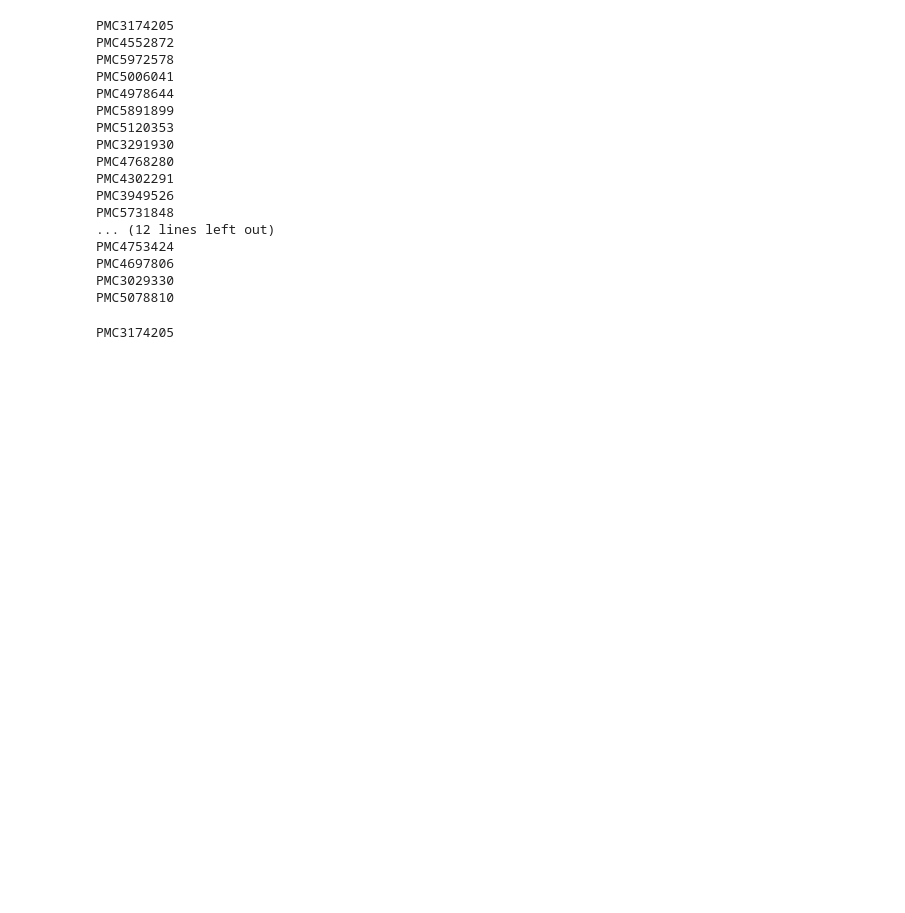
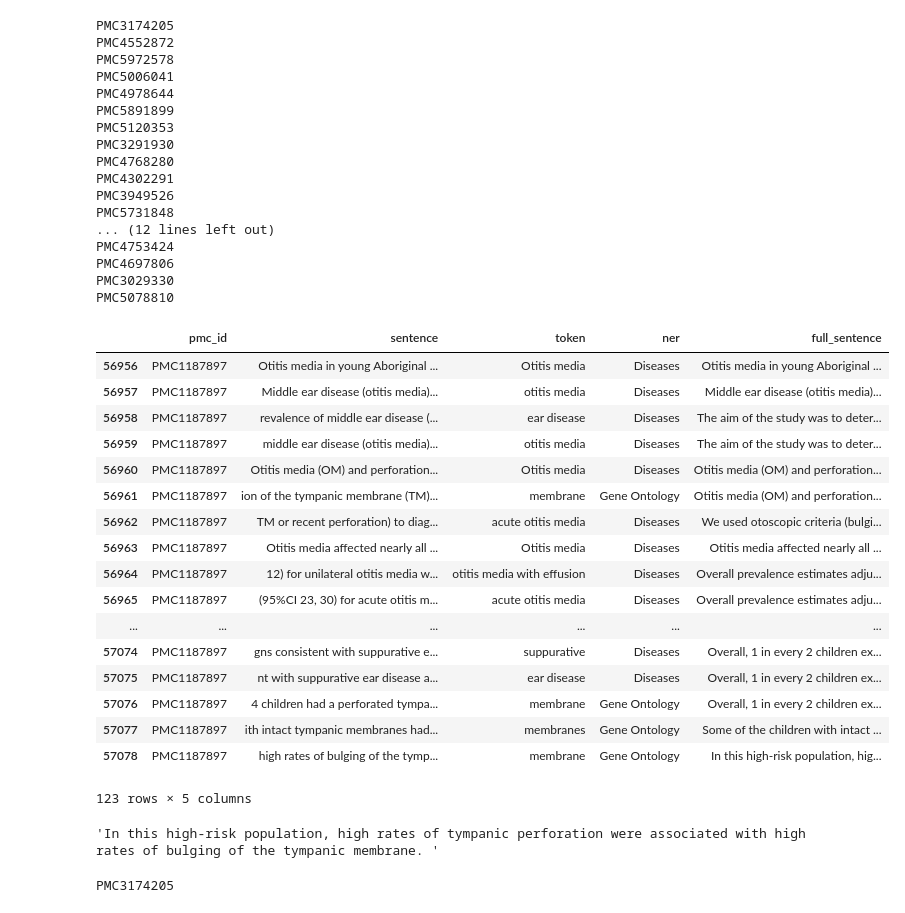
Before and after one commit to tsantosh7/Unsupervised-Supervised-Protein-Genes-Diseases-Organisms-Extraction, a Jupyter notebook: Code/Manually Annotated Datasets/Evaluation-ML-vs-EPMC.ipynb, the cells around one changed output. Cells and saved outputs as stored; diff of their text form; code cells hidden in the pictures; blank space fills up the shorter version.

Commit message:
bunch of evaluation codes

```diff
--- a/Code/Manually Annotated Datasets/Evaluation-ML-vs-EPMC.ipynb
+++ b/Code/Manually Annotated Datasets/Evaluation-ML-vs-EPMC.ipynb
@@ -182,3 +182,55 @@ def sentences_tags(pmc_id, EPMC_annot_csv,manual_annot_csv):
 
 
     return epmc_sentence_tags
+# %%
+# count = 0
+
+path_to_csv_annotationAPI_sentences = '/mnt/droplet/nfs/gns/literature/machine-learning/evaluation/300articles/europePMC-NER/annotations_API/partial_sentences/EPMC_annotations.csv'
+path_to_csv_full_sentences = '/mnt/droplet/nfs/gns/literature/machine-learning/evaluation/300articles/europePMC-NER/annotations_API/full_sentences/full_sentences_from_xmls.csv'
+
+
+annotation_sent_csv = pd.read_csv(path_to_csv_annotationAPI_sentences, names=['pmc_id', 'sentence', 'token', 'ner'],
+                                  sep='\t')
+full_sent_csv = pd.read_csv(path_to_csv_full_sentences, names=['pmc_id', 'section', 'sentence'],
+                            sep='\t')
+# %%
+each_pmc_id = 'PMC1187897'
+
+pmc_id_annotation_sents = annotation_sent_csv[annotation_sent_csv['pmc_id'] == each_pmc_id]
+pmc_id_full_sentences = full_sent_csv[full_sent_csv['pmc_id'] == each_pmc_id]
+pmc_id_full_sentences_list = pmc_id_full_sentences['sentence'].tolist()
+# %%
+full_sentences_match = []
+
+for iter_a, rows_a in pmc_id_annotation_sents.iterrows():
+    try:
+        res = [x for x in pmc_id_full_sentences_list if re.search(re.escape(rows_a['sentence']), x)]
+        full_sentences_match.append(res[0])
+    except:
+        full_sentences_match.append('None')
+
+pmc_id_annotation_sents = pmc_id_annotation_sents.assign(full_sentence=full_sentences_match)
+pmc_id_annotation_sents
+# %% [output]
+|  | pmc_id | sentence | token | ner | full_sentence |
+| 56956 | PMC1187897 | Otitis media in young Aboriginal ... | Otitis media | Diseases | Otitis media in young Aboriginal ... |
+| 56957 | PMC1187897 | Middle ear disease (otitis media)... | otitis media | Diseases | Middle ear disease (otitis media)... |
+| 56958 | PMC1187897 | revalence of middle ear disease (... | ear disease | Diseases | The aim of the study was to deter... |
+| 56959 | PMC1187897 | middle ear disease (otitis media)... | otitis media | Diseases | The aim of the study was to deter... |
+| 56960 | PMC1187897 | Otitis media (OM) and perforation... | Otitis media | Diseases | Otitis media (OM) and perforation... |
+| 56961 | PMC1187897 | ion of the tympanic membrane (TM)... | membrane | Gene Ontology | Otitis media (OM) and perforation... |
+| 56962 | PMC1187897 | TM or recent perforation) to diag... | acute otitis media | Diseases | We used otoscopic criteria (bulgi... |
+| 56963 | PMC1187897 | Otitis media affected nearly all ... | Otitis media | Diseases | Otitis media affected nearly all ... |
+| 56964 | PMC1187897 | 12) for unilateral otitis media w... | otitis media with effusion | Diseases | Overall prevalence estimates adju... |
+| 56965 | PMC1187897 | (95%CI 23, 30) for acute otitis m... | acute otitis media | Diseases | Overall prevalence estimates adju... |
+| ... | ... | ... | ... | ... | ... |
+| 57074 | PMC1187897 | gns consistent with suppurative e... | suppurative | Diseases | Overall, 1 in every 2 children ex... |
+| 57075 | PMC1187897 | nt with suppurative ear disease a... | ear disease | Diseases | Overall, 1 in every 2 children ex... |
+| 57076 | PMC1187897 | 4 children had a perforated tympa... | membrane | Gene Ontology | Overall, 1 in every 2 children ex... |
+| 57077 | PMC1187897 | ith intact tympanic membranes had... | membranes | Gene Ontology | Some of the children with intact ... |
+| 57078 | PMC1187897 | high rates of bulging of the tymp... | membrane | Gene Ontology | In this high-risk population, hig... |
+123 rows × 5 columns
+# %%
+res[1]
+# %% [output]
+'In this high-risk population, high rates of tympanic perforation were associated with high rates of bulging of the tympanic membrane. '
```
Also changed, not shown: parts of 24 cells of this notebook, 11 other files.
